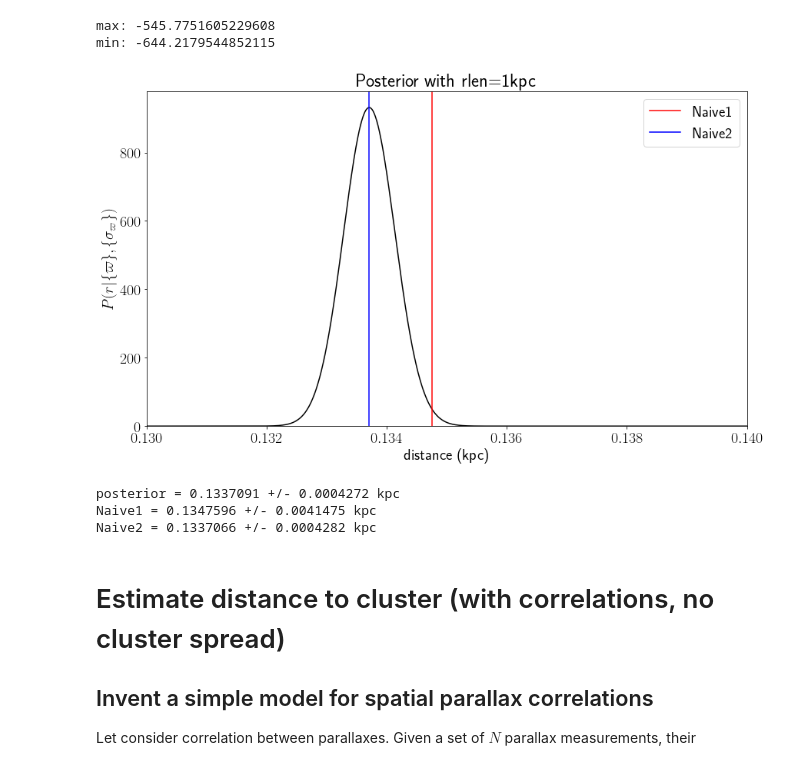
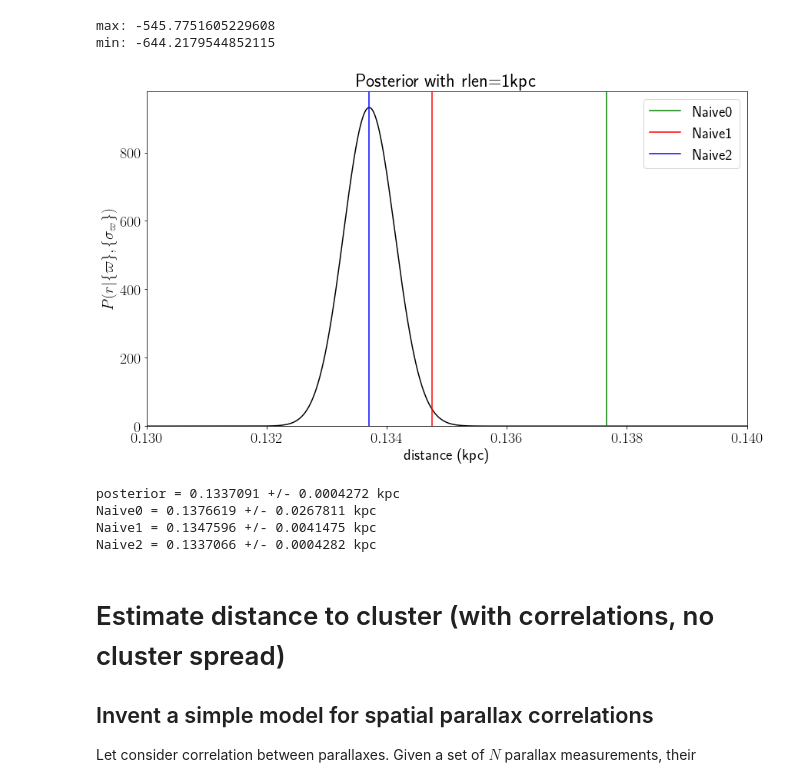
Before and after one commit to Alisyaifudin/estimating-distance, a Jupyter notebook: EstimatingDistance-Multiple.ipynb, the cells around one changed output. Drawn from its saved outputs; the diff is of its cells as text; code cells hidden in the pictures.

```diff
--- a/EstimatingDistance-Multiple.ipynb
+++ b/EstimatingDistance-Multiple.ipynb
@@ -111,7 +135,7 @@ $$
   \sigma_r = \text{std}\left (\frac{1}{\varpi} \right )
 $$
 # %%
-rc1 = np.mean(1/data["parallax"])
-sd1 = np.std(1/data["parallax"])
-print(f"Mean and SD of inverse parallaxes: {rc1:.7f} {sd1:.7f} kpc")
+rNaive0 = np.mean(1/data["parallax"])
+rNaive0SD = np.std(1/data["parallax"])
+print(f"Mean and SD of inverse parallaxes: {rNaive0:.7f} +/- {rNaive0SD:.7f} kpc")
 # %% [output]
@@ -197,45 +196,67 @@ def hdi(func, perc=0.68, res=1E3, min=0.0, max=1.0):
 # %%
 # Prior scale length 1 kpc
 rlen = 1
-r = np.linspace(0.13, 0.14, 100000)
-# r = np.linspace(0, 6, 1000)
+# sample distance, you can change the number of sampling
+N = 1E5
+r = np.linspace(0.13, 0.14, int(N))
+# Calculate log prior
+# why log? because the likelihood will be extremely small, we use natural logarithm
+# to still be able to calculate it
 log_prior = exponentiallyDecreasing.logpdf(r, scale=rlen)
+# Calculate likelihood. In log, it becomes sum
 log_likelihood = np.array([np.sum(norm.logpdf(1/rr, loc=data["parallax"], scale=data["parallax_error"])) for rr in r])
+# Calculate log posterior. In log, it becomes sum
 log_posterior = log_prior + log_likelihood
+
+# Shift the log posterior, so that the number is not extremely small
 max_posterior = np.max(log_posterior)
 min_posterior = np.min(log_posterior)
 print(f"max: {max_posterior}")
 print(f"min: {min_posterior}")
 mod_log_posterior = log_posterior - max_posterior
+
+# Finally, calculate the unnormalized posterior, inverse log
 mod_posterior = np.exp(mod_log_posterior)
+
+# Find the normalization constant
 normalization = integrate.simps(mod_posterior, r)
+
+# Calculate normalized posterior
 norm_posterior = mod_posterior/normalization
+
+# create interpolation posterior function, it will help later
 posterior = interpolate.interp1d(r, norm_posterior, kind="cubic")
 # %% [output]
 max: -545.7751605229608
 min: -644.2179544852115
 # %%
+# Plot!
 rcParams["font.size"] = 20
 plt.figure(figsize=(14,8))
 plt.plot(r, norm_posterior, c="k")
 plt.ylim(0)
 plt.xlim(min(r), max(r))
+plt.axvline(rNaive0, c="g", label="Naive0")
 plt.axvline(rNaive1, c="r", label="Naive1")
 plt.axvline(rNaive2, c="b", label="Naive2")
 plt.xlabel("distance (kpc)")
 plt.ylabel(r"$P(r|\{\varpi\}, \{\sigma_{\varpi}\})$")
 plt.title("Posterior with rlen=1kpc")
 plt.legend()
 plt.show()
+
+# Find some statistics
 mode = r[np.argmax(norm_posterior)]
 hdi_perc = 0.68
 hdi_below, hdi_upper = hdi(posterior, perc=hdi_perc, res=1E5, min=0.13, max=0.14)
 print(f"posterior = {mode:.7f} +/- {(hdi_upper-mode):.7f} kpc")
+print(f"Naive0 = {rNaive0:.7f} +/- {rNaive0SD:.7f} kpc")
 print(f"Naive1 = {rNaive1:.7f} +/- {rNaive1SD:.7f} kpc")
 print(f"Naive2 = {rNaive2:.07f} +/- {rNaive2SD:.07f} kpc")
 # %% [output]
-[figure, old version]
+[figure, new version]
 posterior = 0.1337091 +/- 0.0004272 kpc
+Naive0 = 0.1376619 +/- 0.0267811 kpc
 Naive1 = 0.1347596 +/- 0.0041475 kpc
 Naive2 = 0.1337066 +/- 0.0004282 kpc
 # %% [markdown]
```
Also changed, not shown: parts of 17 cells of this notebook.
